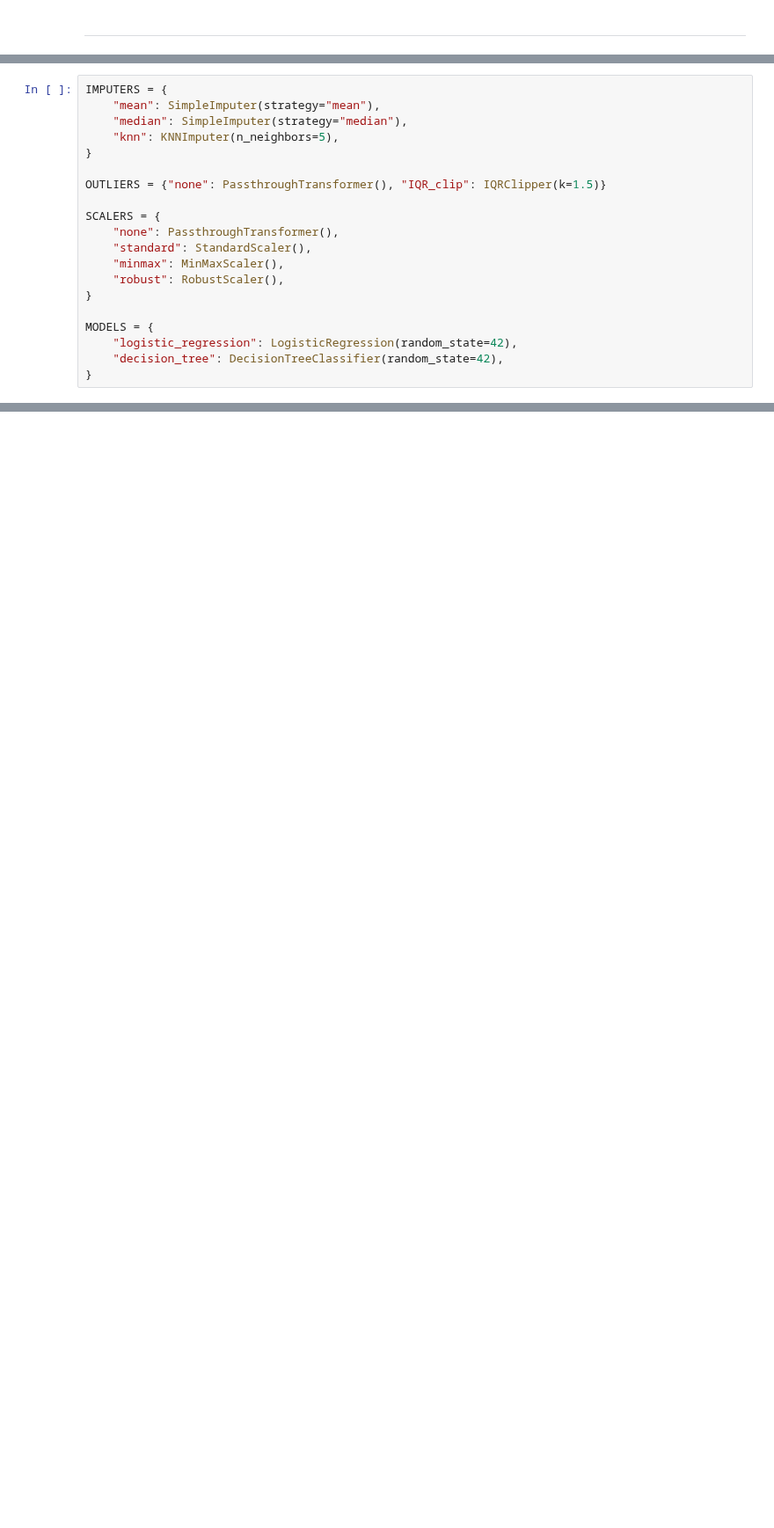
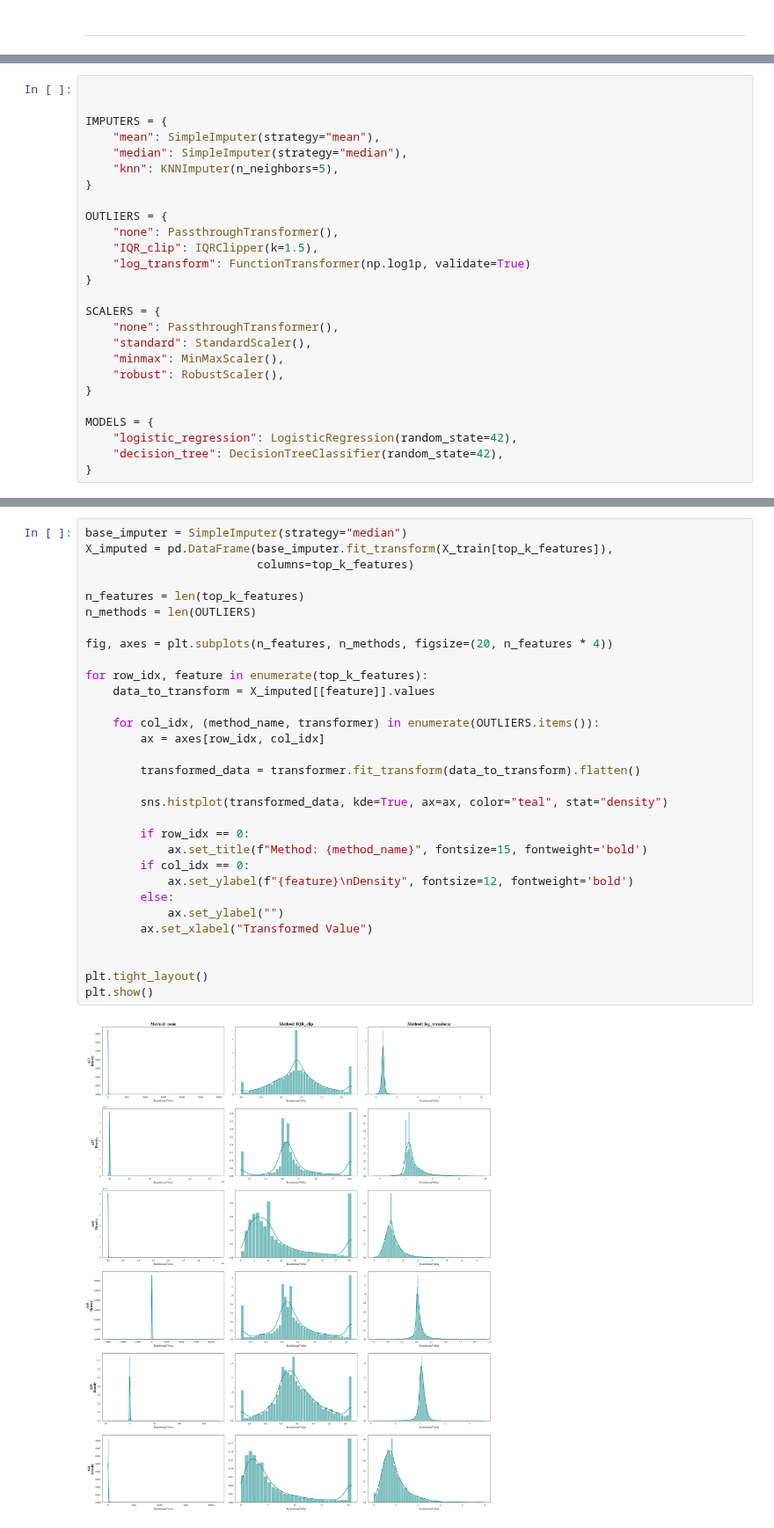
Before and after one commit to jkociecki/machine-learning-pwr, a Jupyter notebook: lab02/report.ipynb, the cells around one changed output, grey strips where cells are left out. Shown at 88% size. Drawn from its saved outputs; the diff is of its cells as text; blank space fills up the shorter version.

```diff
--- a/lab02/report.ipynb
+++ b/lab02/report.ipynb
@@ -263,11 +320,17 @@ class PassthroughTransformer(BaseEstimator, TransformerMixin):
 # %%
+
+
 IMPUTERS = {
     "mean": SimpleImputer(strategy="mean"),
     "median": SimpleImputer(strategy="median"),
     "knn": KNNImputer(n_neighbors=5),
 }
 
-OUTLIERS = {"none": PassthroughTransformer(), "IQR_clip": IQRClipper(k=1.5)}
+OUTLIERS = {
+    "none": PassthroughTransformer(),
+    "IQR_clip": IQRClipper(k=1.5),
+    "log_transform": FunctionTransformer(np.log1p, validate=True)
+}
 
 SCALERS = {
     "none": PassthroughTransformer(),
@@ -672,0 +385,33 @@ plt.show()
+# %%
+base_imputer = SimpleImputer(strategy="median")
+X_imputed = pd.DataFrame(base_imputer.fit_transform(X_train[top_k_features]),
+                         columns=top_k_features)
+
+n_features = len(top_k_features)
+n_methods = len(OUTLIERS)
+
+fig, axes = plt.subplots(n_features, n_methods, figsize=(20, n_features * 4))
+
+for row_idx, feature in enumerate(top_k_features):
+    data_to_transform = X_imputed[[feature]].values
+
+    for col_idx, (method_name, transformer) in enumerate(OUTLIERS.items()):
+        ax = axes[row_idx, col_idx]
+
+        transformed_data = transformer.fit_transform(data_to_transform).flatten()
+
+        sns.histplot(transformed_data, kde=True, ax=ax, color="teal", stat="density")
+
+        if row_idx == 0:
+            ax.set_title(f"Method: {method_name}", fontsize=15, fontweight='bold')
+        if col_idx == 0:
+            ax.set_ylabel(f"{feature}\nDensity", fontsize=12, fontweight='bold')
+        else:
+            ax.set_ylabel("")
+        ax.set_xlabel("Transformed Value")
+
+
+plt.tight_layout()
+plt.show()
+# %% [output]
+[figure, added]
```
Also changed, not shown: parts of 31 cells of this notebook, 5 other files.
